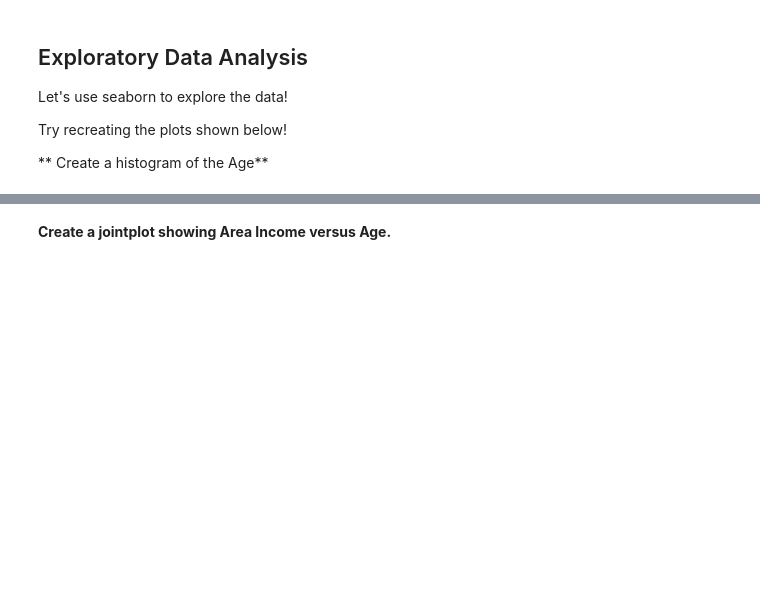
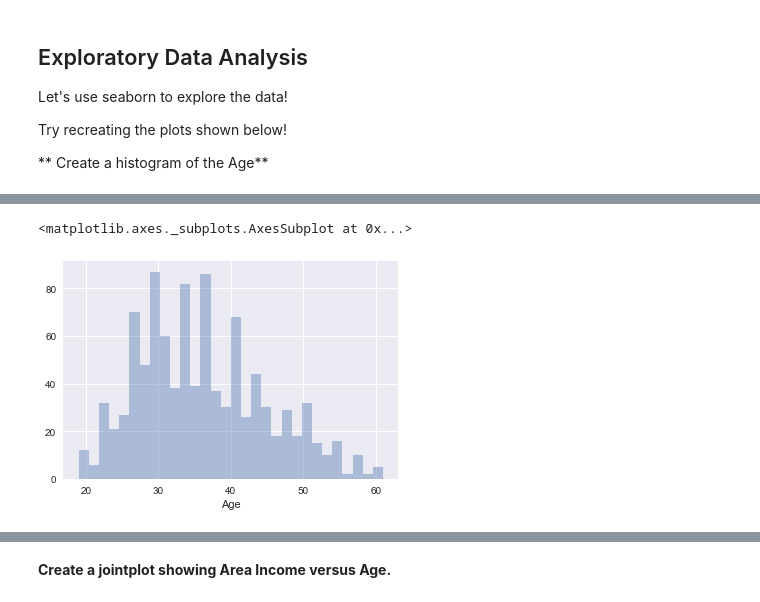
Before and after one commit to AlexandraLS1/applied-data-science, a Jupyter notebook: Logistic-Regression/314326398 Alexandra Simanovsky-Logistic Regression Project .ipynb, the cells around one changed output, grey strips where cells are left out. Cells and saved outputs as stored; diff of their text form; code cells hidden in the pictures; blank space fills up the shorter version.

```diff
--- a/Logistic-Regression/314326398 Alexandra Simanovsky-Logistic Regression Project .ipynb
+++ b/Logistic-Regression/314326398 Alexandra Simanovsky-Logistic Regression Project .ipynb
@@ -89,0 +86,5 @@ Try recreating the plots shown below!
+# %%
+sns.distplot(ad_data['Age'],kde=False,bins=30)
+# %% [output]
+<matplotlib.axes._subplots.AxesSubplot at 0x...>
+[figure, added]
```
Also changed, not shown: parts of 10 cells of this notebook.
